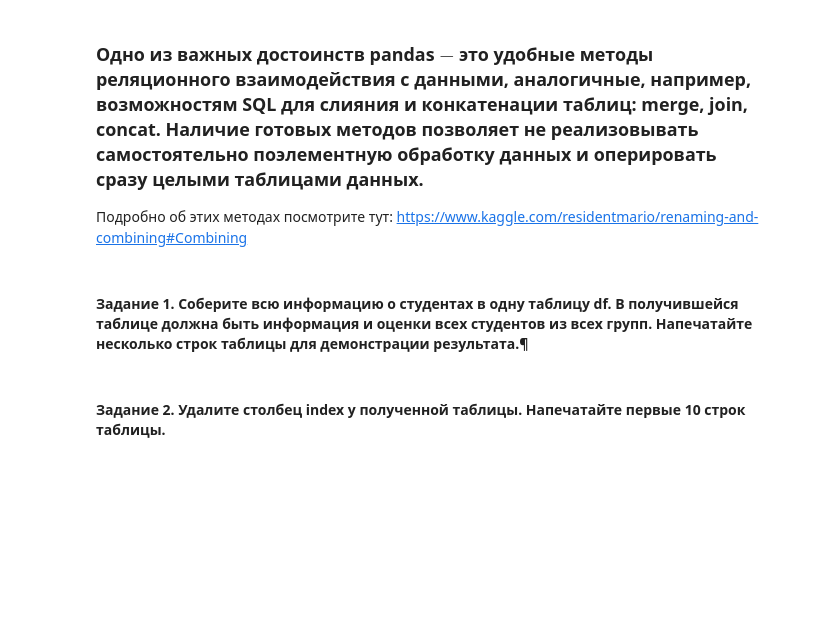
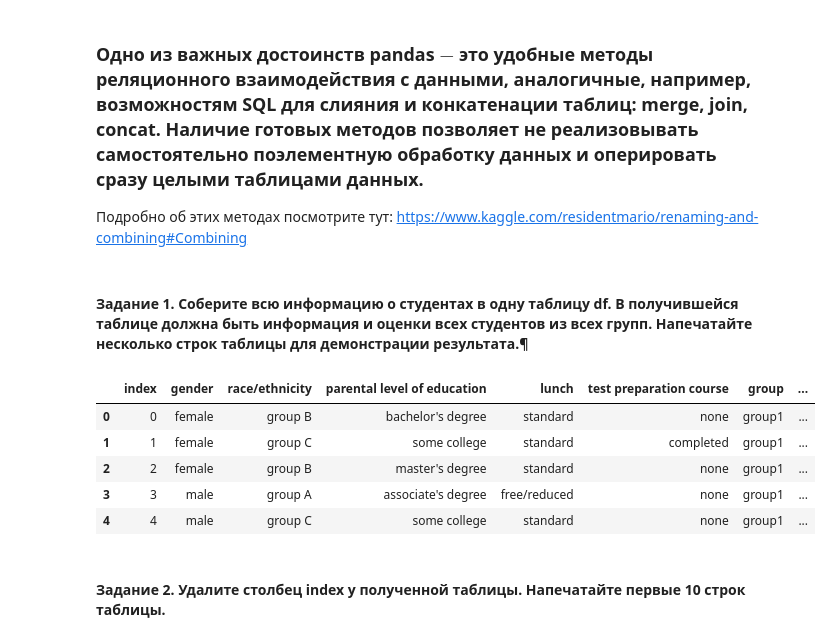
Before and after one commit to artem96rus/IAD2024, a Jupyter notebook: hw02_pandas.ipynb, the cells around one changed output. Cells and saved outputs as stored; diff of their text form; code cells hidden in the pictures; blank space fills up the shorter version.

```diff
--- a/hw02_pandas.ipynb
+++ b/hw02_pandas.ipynb
@@ -21,2 +22,32 @@ import pandas as pd
+# %%
+with zipfile.ZipFile('Data.zip', 'r') as zip_ref:
+    zip_ref.extractall('data_students')
+
+# Папка с разархивированными файлами
+folder_path = 'data_students/Data/'
+
+# Список для хранения данных из всех CSV
+data_students = []
+data_marks = []
+for i in range(10):
+  x = folder_path + 'Students_info_'+str(i)+'.csv'
+  df_students = pd.read_csv(x)
+  data_students.append(df_students)
+
+  x = folder_path + 'Students_marks_'+str(i)+'.csv'
+  df_marks = pd.read_csv(x)
+  data_marks.append(df_marks)
+
+df_students = pd.concat(data_students, ignore_index=True)
+df_marks = pd.concat(data_marks, ignore_index=True)
+df = pd.concat([df_students, df_marks], axis = 1)
+df.head()
+# %% [output]
+|  | index | gender | race/ethnicity | parental level of education | lunch | test preparation course | group | ... |
+| 0 | 0 | female | group B | bachelor's degree | standard | none | group1 | ... |
+| 1 | 1 | female | group C | some college | standard | completed | group1 | ... |
+| 2 | 2 | female | group B | master's degree | standard | none | group1 | ... |
+| 3 | 3 | male | group A | associate's degree | free/reduced | none | group1 | ... |
+| 4 | 4 | male | group C | some college | standard | none | group1 | ... |
 # %% [markdown]
 #### Задание 2. Удалите столбец index у полученной таблицы. Напечатайте первые 10 строк таблицы.
```
Also changed, not shown: parts of 20 cells of this notebook.
